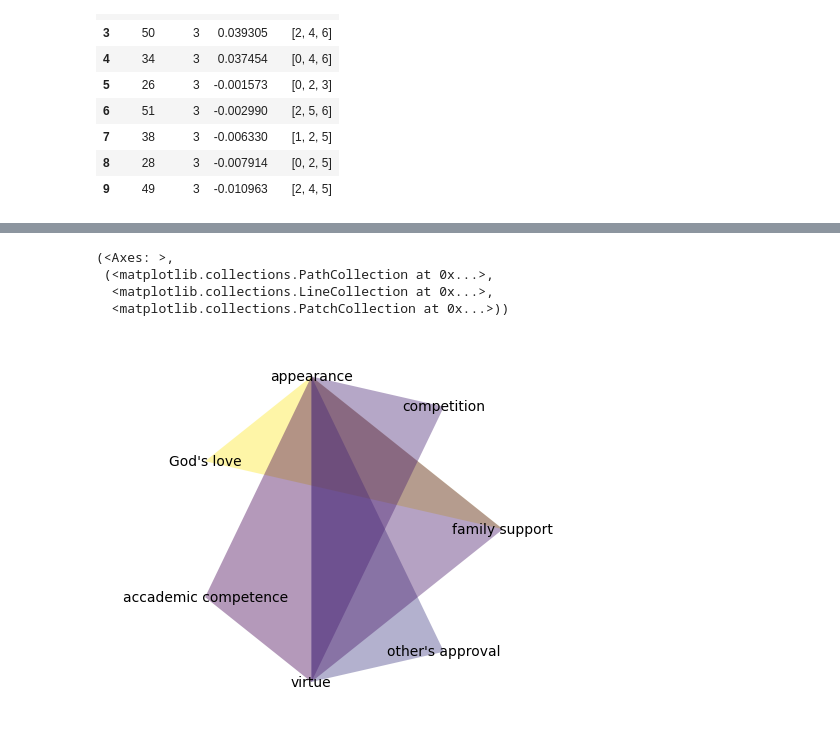
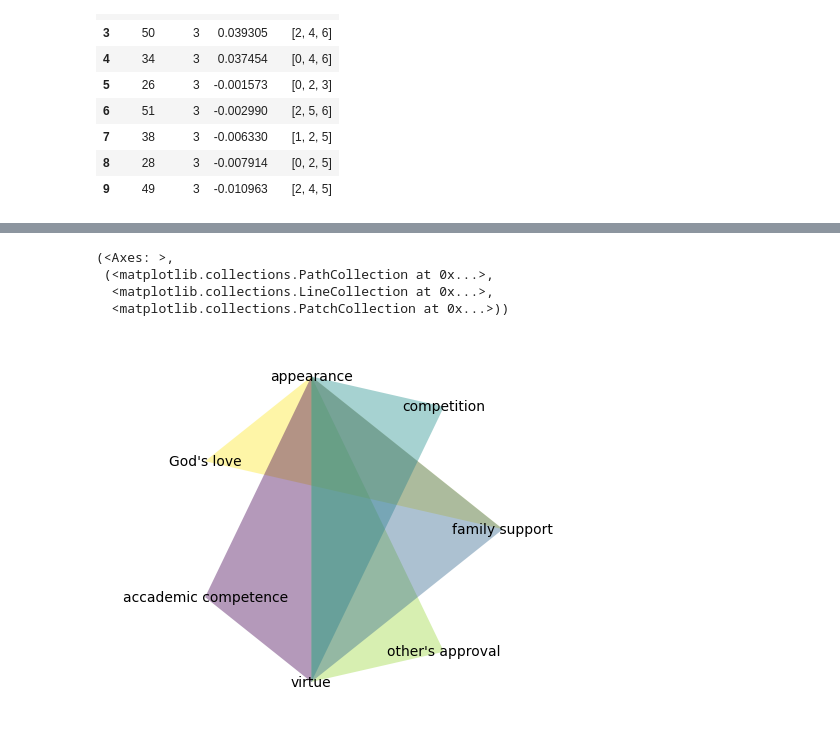
Before and after one commit to Mattehub/IK_MMs, a Jupyter notebook: spychometrics/tutorial.ipynb, the cells around one changed output, grey strips where cells are left out. Saved outputs shown, nothing was run; the diff lists cells and outputs as text; code cells hidden in the pictures.

```diff
--- a/spychometrics/tutorial.ipynb
+++ b/spychometrics/tutorial.ipynb
@@ -76,20 +80,20 @@ xgi.draw(hype, pos=xgi.drawing.layout.circular_layout(hype), node_labels=dict_no
 # %%
 hype=xgi.Hypergraph()
 
 #Here we separate the synergistic and redundant interactions
 index_pos=np.where(df['hoi']>0)[0]
 index_neg=np.where(df['hoi']<0)[0]
 hype.add_nodes_from(np.arange(0,7))
 hype.add_edges_from(df['multiplet'][index_neg][::-1])
 
 dict_node_labels={}
 for i,l in enumerate(data.columns):
     dict_node_labels[i]=l
 
-xgi.draw(hype, pos=xgi.drawing.layout.circular_layout(hype), node_labels=dict_node_labels, edge_fc=df['hoi'][index_pos][::-1], node_size=0, edge_fc_cmap='viridis')
+xgi.draw(hype, pos=xgi.drawing.layout.circular_layout(hype), node_labels=dict_node_labels, edge_fc=df['hoi'][index_neg][::-1], node_size=0, edge_fc_cmap='viridis')
 # %% [output]
 (<Axes: >,
  (<matplotlib.collections.PathCollection at 0x...>,
   <matplotlib.collections.LineCollection at 0x...>,
   <matplotlib.collections.PatchCollection at 0x...>))
-[figure, old version]
+[figure, new version]
```
Also changed, not shown: parts of 3 cells of this notebook.
